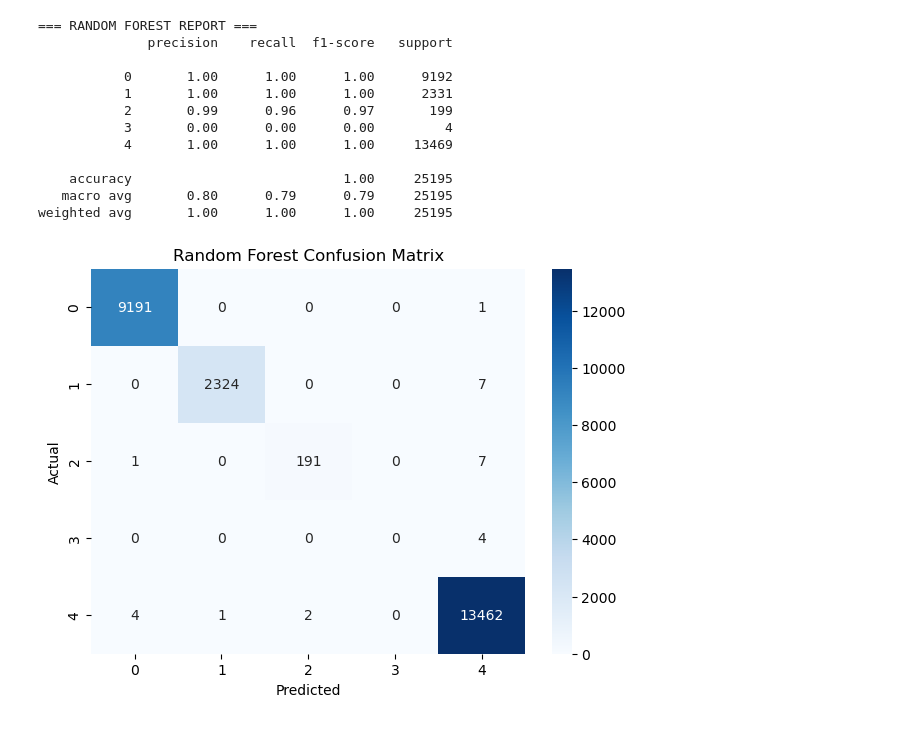
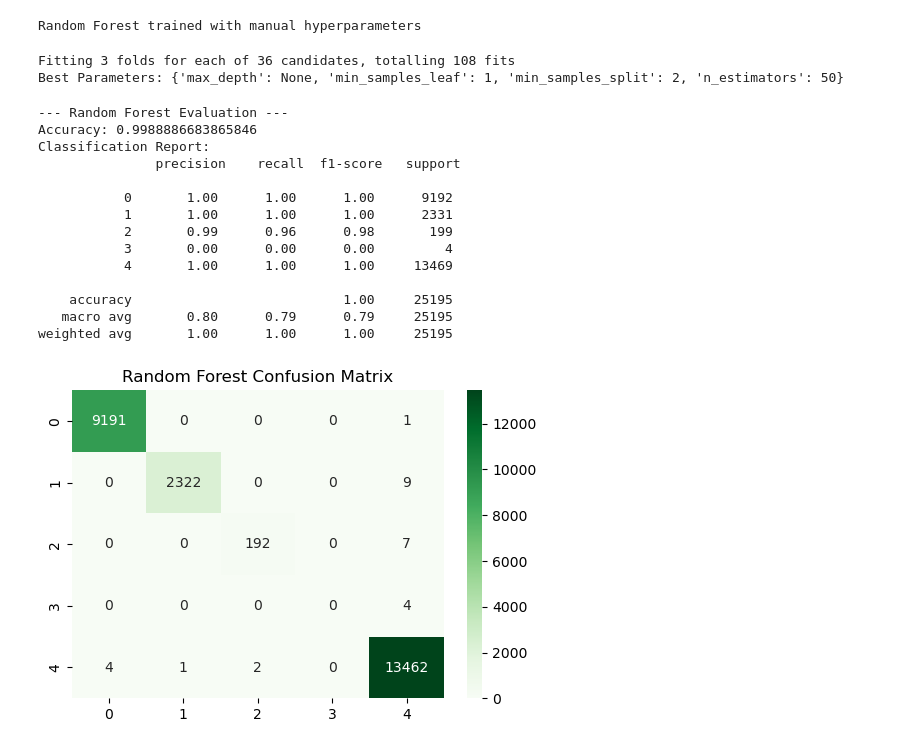
Before and after one commit to springboardmentor2507-alt/AI-Powered-NIDS, a Jupyter notebook: Rutweeja_task3.ipynb, the cells around one changed output. Cells and saved outputs as stored; diff of their text form; code cells hidden in the pictures.

```diff
--- a/Rutweeja_task3.ipynb
+++ b/Rutweeja_task3.ipynb
@@ -45,28 +127,66 @@ lgb_model = joblib.load("lgb_model.pkl")
+# %%
+#Supervised model Fine-tuning (Random Forest)
+#Manual tunning method
+best_rf = RandomForestClassifier(
+    n_estimators=100,
+    max_depth=20,
+    min_samples_split=2,
+    min_samples_leaf=1,
+    random_state=42,
+    n_jobs=-1
+)
+
+best_rf.fit(X_train, y_train.ravel())
+
+print("Random Forest trained with manual hyperparameters")
+# %% [output]
+Random Forest trained with manual hyperparameters
+# %%
+#Supervised Model Fine-tuning (Random Forest)
+rf = RandomForestClassifier(random_state=42)
+# Hyperparameter grid
+param_grid = {
+    'n_estimators': [50, 100, 150],
+    'max_depth': [None, 10, 20],
+    'min_samples_split': [2, 5],
+    'min_samples_leaf': [1, 2]
+}
+# GridSearchCV for cross-validation
+grid_search = GridSearchCV(rf, param_grid, cv=3, n_jobs=-1, verbose=1, scoring='accuracy')
+grid_search.fit(X_train, y_train.ravel())
+
+best_rf = grid_search.best_estimator_
+print("Best Parameters:", grid_search.best_params_)
+# %% [output]
+Fitting 3 folds for each of 36 candidates, totalling 108 fits
+Best Parameters: {'max_depth': None, 'min_samples_leaf': 1, 'min_samples_split': 2, 'n_estimators': 50}
 # %%
-rf_preds = rf_model.predict(X_test)
+#Evaluate Fine-tuned Random Forest
+# Predictions
+y_pred_rf = best_rf.predict(X_test)
+print("--- Random Forest Evaluation ---")
+print("Accuracy:", accuracy_score(y_test, y_pred_rf))
+print("Classification Report:\n", classification_report(y_test, y_pred_rf))
 
-print("=== RANDOM FOREST REPORT ===")
-print(classification_report(y_test, rf_preds))
-
-rf_cm = confusion_matrix(y_test, rf_preds)
-
-plt.figure(figsize=(7,5))
-sns.heatmap(rf_cm, annot=True, fmt="d", cmap="Blues")
+# Confusion Matrix
+cm = confusion_matrix(y_test, y_pred_rf)
+plt.figure(figsize=(6,4))
+sns.heatmap(cm, annot=True, fmt='d', cmap='Greens')
 plt.title("Random Forest Confusion Matrix")
-plt.xlabel("Predicted")
-plt.ylabel("Actual")
 plt.show()
 # %% [output]
-=== RANDOM FOREST REPORT ===
-              precision    recall  f1-score   support
+--- Random Forest Evaluation ---
+Accuracy: 0.9988886683865846
+Classification Report:
+               precision    recall  f1-score   support
 
            0       1.00      1.00      1.00      9192
            1       1.00      1.00      1.00      2331
-           2       0.99      0.96      0.97       199
+           2       0.99      0.96      0.98       199
            3       0.00      0.00      0.00         4
            4       1.00      1.00      1.00     13469
 
     accuracy                           1.00     25195
    macro avg       0.80      0.79      0.79     25195
 weighted avg       1.00      1.00      1.00     25195
-[figure, old version]
+[figure, new version]
```
Also changed, not shown: parts of 20 cells of this notebook.
